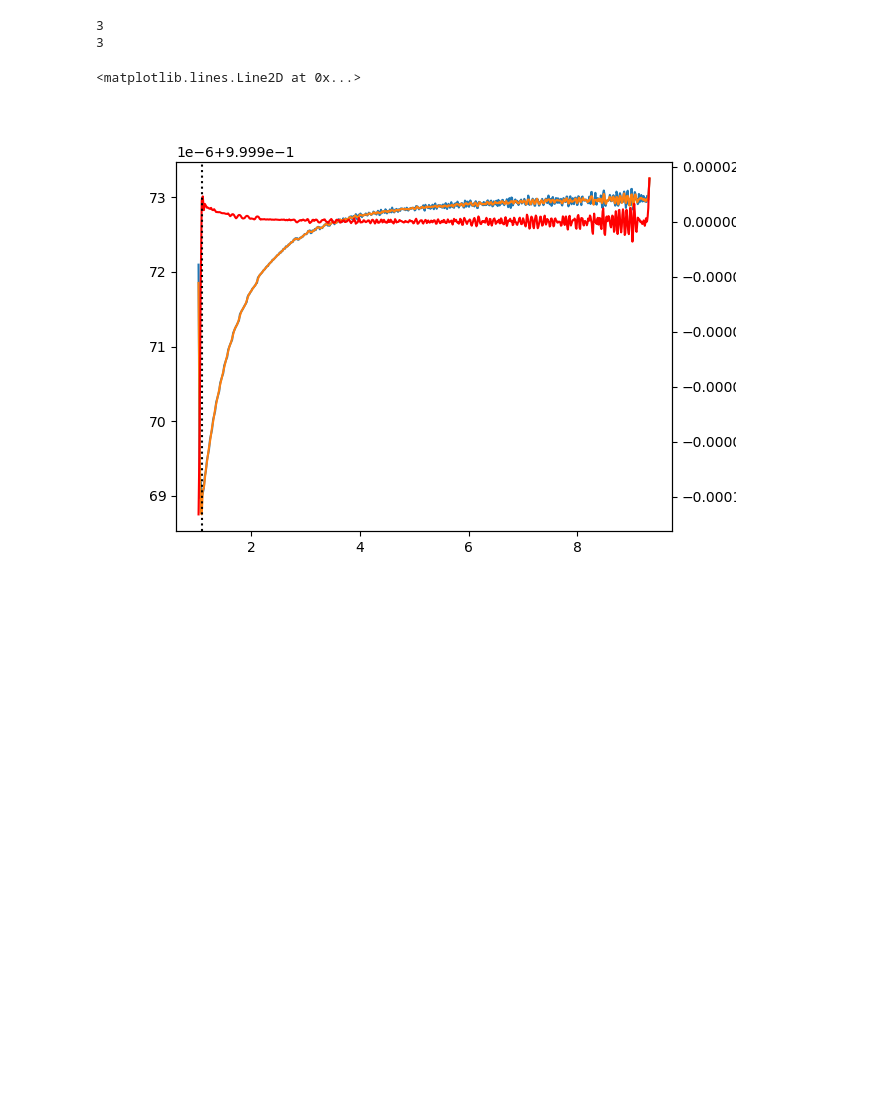
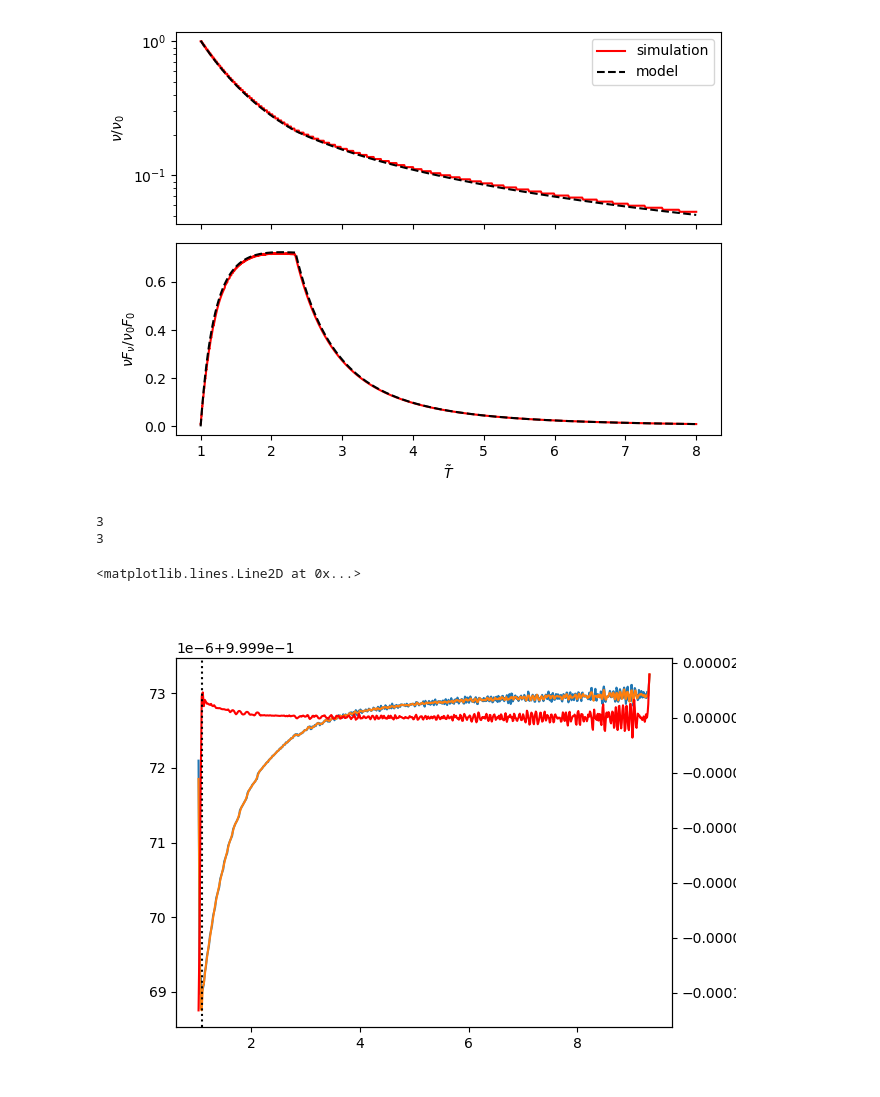
Before and after one commit to ACharletENSL/GAMMA_MWN, a Jupyter notebook: bin/Tools/project_v2/testing.ipynb, the cells around one changed output. Drawn from its saved outputs; the diff is of its cells as text; code cells hidden in the pictures; blank space fills up the shorter version.

```diff
--- a/bin/Tools/project_v2/testing.ipynb
+++ b/bin/Tools/project_v2/testing.ipynb
@@ -23,6 +24,12 @@ from scipy.signal import savgol_filter
 
 plt.ion()
 %matplotlib ipympl
+# %%
+key = 'fid_au=2_u1=100'
+z = 4
+compare_model_data(key, z, Tmax=7, direct=False)
+# %% [output]
+[figure, added]
 # %%
 key = 'sweep_log_au=0.0'
 env = MyEnv(key)
```
Also changed, not shown: parts of 5 cells of this notebook, 35 other files.
